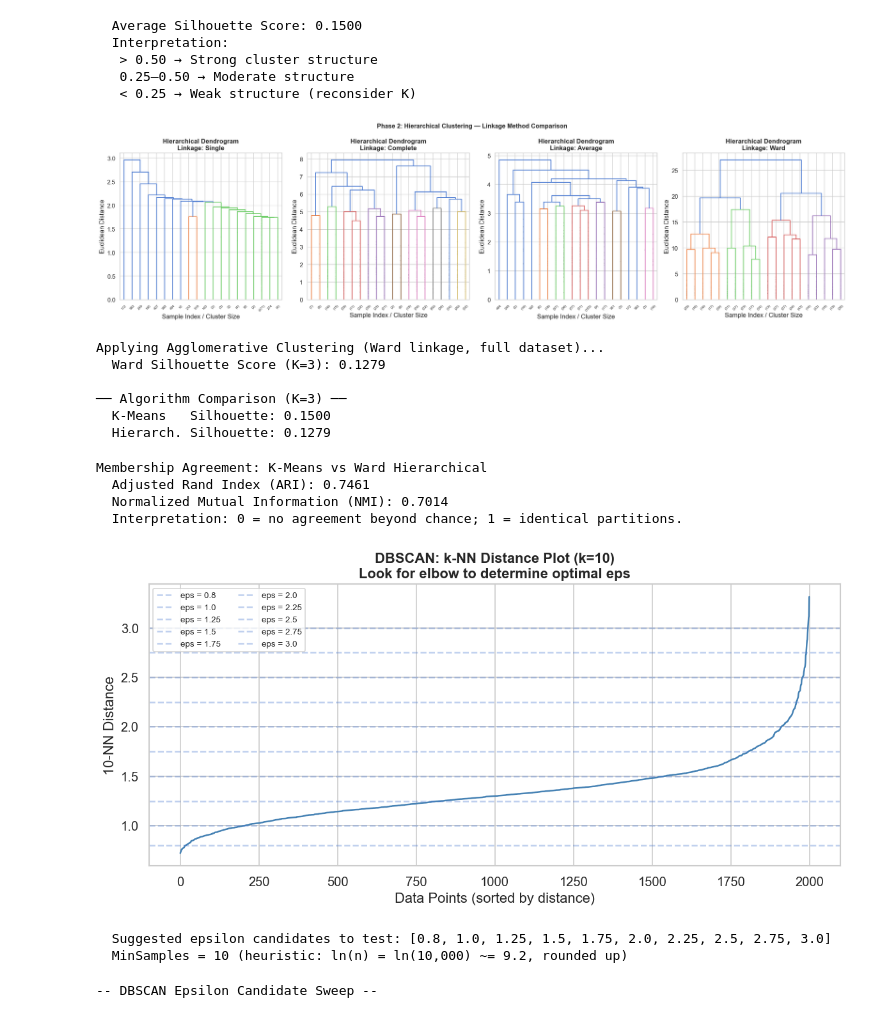
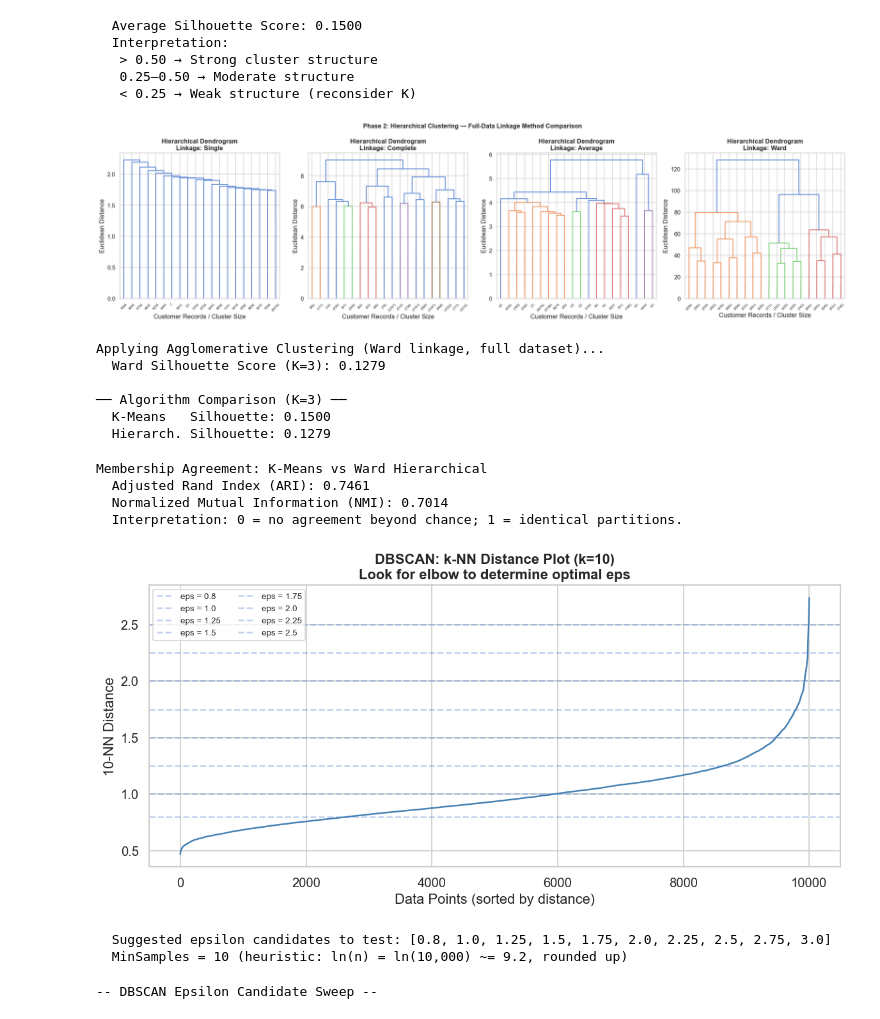
Before and after one commit to Kelompok4-PPTI20/data-mining, a Jupyter notebook: notebooks/notebook.ipynb, the cells around one changed output. Saved outputs shown, nothing was run; the diff lists cells and outputs as text; code cells hidden in the pictures.

Commit message:
fix: fix sample to use all 10k rows

```diff
--- a/notebooks/notebook.ipynb
+++ b/notebooks/notebook.ipynb
@@ -678,6 +680,13 @@ if missing_profile_cols:
 
 X_cl = df_cl.drop(columns=PROFILE_LABEL_COLS)
 y_cl = df_cl['Exited']
+
+raw_row_count = len(pd.read_csv(RAW_PATH, usecols=[0]))
+if len(X_cl) != raw_row_count:
+    raise ValueError(
+        f"Clustering matrix has {len(X_cl):,} rows, but raw data has "
+        f"{raw_row_count:,} rows. Phase 2 must use the full dataset."
+    )
 
 # Safety check: OHE Geography/Gender should not be in distance-based clustering.
 ohe_leak_cols = [col for col in X_cl.columns
@@ -703,8 +712,7 @@ for k in K_RANGE:
     km = KMeans(n_clusters=k, random_state=RANDOM_STATE, n_init=10, max_iter=300)
     km.fit(X_cl)
     inertias.append(km.inertia_)
-    sil = silhouette_score(X_cl, km.labels_, sample_size=3000,
-                           random_state=RANDOM_STATE)
+    sil = silhouette_score(X_cl, km.labels_)
     sil_scores.append(sil)
     print(f"  K={k:2d} | Inertia: {km.inertia_:,.0f} | Silhouette: {sil:.4f}")
 
@@ -986,52 +994,49 @@ print("   < 0.25 → Weak structure (reconsider K)")
    < 0.25 → Weak structure (reconsider K)
 # %%
 # ── Hierarchical Clustering — Dendrogram Comparison ───────────────────────────
-# Use a seeded random subsample for dendrogram readability (full-data linkage
-# is unreadable at 10K leaves and O(n²) in memory)
-SUBSAMPLE = 500
-rng = np.random.RandomState(RANDOM_STATE)
-idx_sample = rng.choice(len(X_cl), size=SUBSAMPLE, replace=False)
-X_sub = X_cl.iloc[idx_sample].values
+# Compute linkage on all 10,000 records from the raw dataset-derived matrix.
+# The plot is truncated only for readability; the clustering input is not sampled.
+X_linkage = X_cl.values
 
 LINKAGE_METHODS = ['single', 'complete', 'average', 'ward']
 fig, axes = plt.subplots(1, 4, figsize=(22, 6))
 
 for i, method in enumerate(LINKAGE_METHODS):
-    Z = linkage(X_sub, method=method)
+    Z = linkage(X_linkage, method=method)
     dendrogram(
         Z, ax=axes[i],
         truncate_mode='lastp', p=20,
         leaf_rotation=45, leaf_font_size=7,
         show_contracted=True,
         color_threshold=0.7 * max(Z[:, 2])
     )
     axes[i].set_title(f'Hierarchical Dendrogram\nLinkage: {method.capitalize()}',
                       fontweight='bold')
-    axes[i].set_xlabel('Sample Index / Cluster Size')
+    axes[i].set_xlabel('Customer Records / Cluster Size')
     axes[i].set_ylabel('Euclidean Distance')
 
-plt.suptitle('Phase 2: Hierarchical Clustering — Linkage Method Comparison',
+plt.suptitle('Phase 2: Hierarchical Clustering — Full-Data Linkage Method Comparison',
              fontsize=13, fontweight='bold')
 plt.tight_layout()
 
 plt.show()
 
 # ── Apply Agglomerative Clustering (Full Dataset) ─────────────────────────────
 print("Applying Agglomerative Clustering (Ward linkage, full dataset)...")
 agg_ward = AgglomerativeClustering(
     n_clusters=OPTIMAL_K, linkage='ward'
 )
 df_cl['Hierarchical_Label'] = agg_ward.fit_predict(X_cl)
 
 sil_hier = silhouette_score(X_cl, df_cl['Hierarchical_Label'])
 print(f"  Ward Silhouette Score (K={OPTIMAL_K}): {sil_hier:.4f}")
 
 # Comparison: K-Means vs Hierarchical
 print(f"\n── Algorithm Comparison (K={OPTIMAL_K}) ──")
 print(f"  K-Means   Silhouette: {silhouette_score(X_cl, km_models[OPTIMAL_K].labels_):.4f}")
 print(f"  Hierarch. Silhouette: {sil_hier:.4f}")
 # %% [output]
-[figure, old version]
+[figure, new version]
 Applying Agglomerative Clustering (Ward linkage, full dataset)...
   Ward Silhouette Score (K=3): 0.1279
 
@@ -1061,12 +1066,12 @@ Membership Agreement: K-Means vs Ward Hierarchical
 # DBSCAN: Epsilon Estimation via k-NN Distance Graph
 from sklearn.neighbors import NearestNeighbors
 
-# Use a subsample for efficiency
-X_sub_dbscan = X_cl.sample(n=2000, random_state=RANDOM_STATE).values
+# Use the full 10,000-row clustering matrix for epsilon estimation.
+X_dbscan_knn = X_cl.values
 MIN_SAMPLES  = 10   # Heuristic: >= ln(n) = ln(10,000) ~= 9.2, rounded up
 
-nbrs = NearestNeighbors(n_neighbors=MIN_SAMPLES).fit(X_sub_dbscan)
-distances, _ = nbrs.kneighbors(X_sub_dbscan)
+nbrs = NearestNeighbors(n_neighbors=MIN_SAMPLES).fit(X_dbscan_knn)
+distances, _ = nbrs.kneighbors(X_dbscan_knn)
 k_distances  = np.sort(distances[:, -1])
 
 fig, ax = plt.subplots(figsize=(10, 5))
@@ -1091,7 +1096,7 @@ plt.show()
 print(f"  Suggested epsilon candidates to test: {EPSILON_CANDIDATES}")
 print(f"  MinSamples = {MIN_SAMPLES} (heuristic: ln(n) = ln(10,000) ~= 9.2, rounded up)")
 # %% [output]
-[figure, old version]
+[figure, new version]
   Suggested epsilon candidates to test: [0.8, 1.0, 1.25, 1.5, 1.75, 2.0, 2.25, 2.5, 2.75, 3.0]
   MinSamples = 10 (heuristic: ln(n) = ln(10,000) ~= 9.2, rounded up)
 # %%
```
Also changed, not shown: parts of 7 cells of this notebook, 2 other files.
